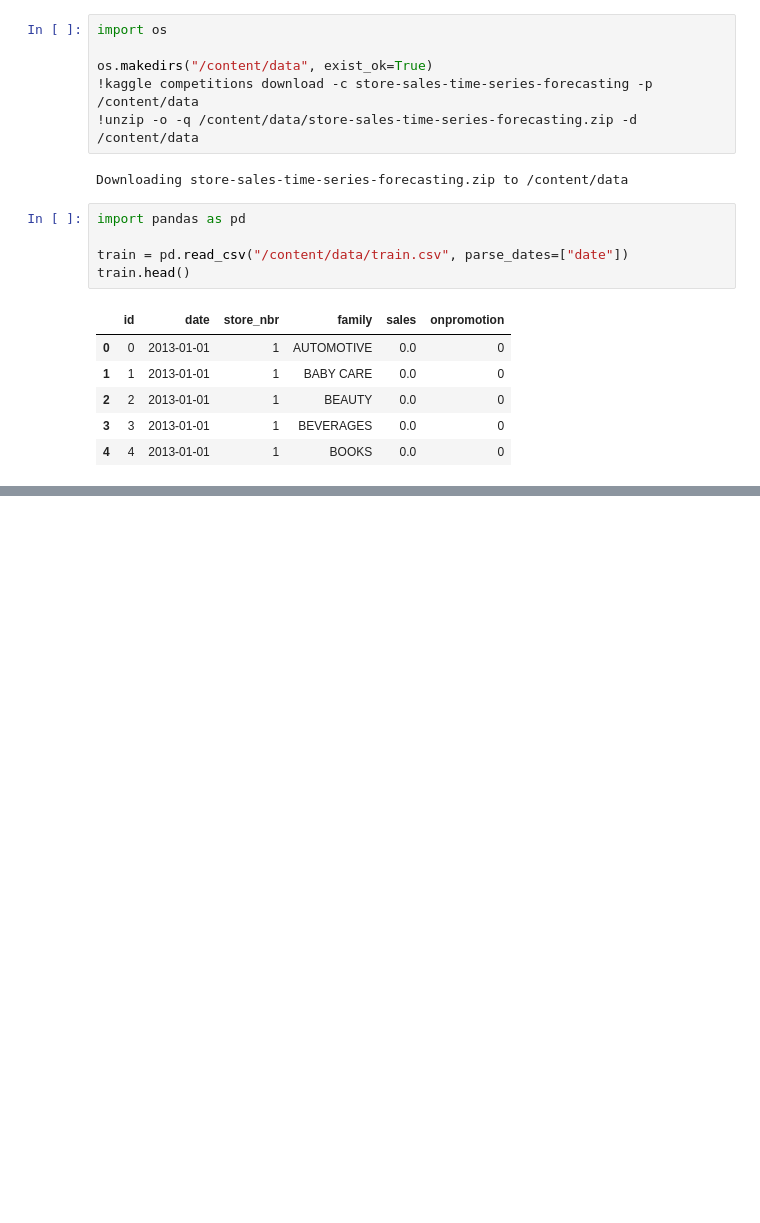
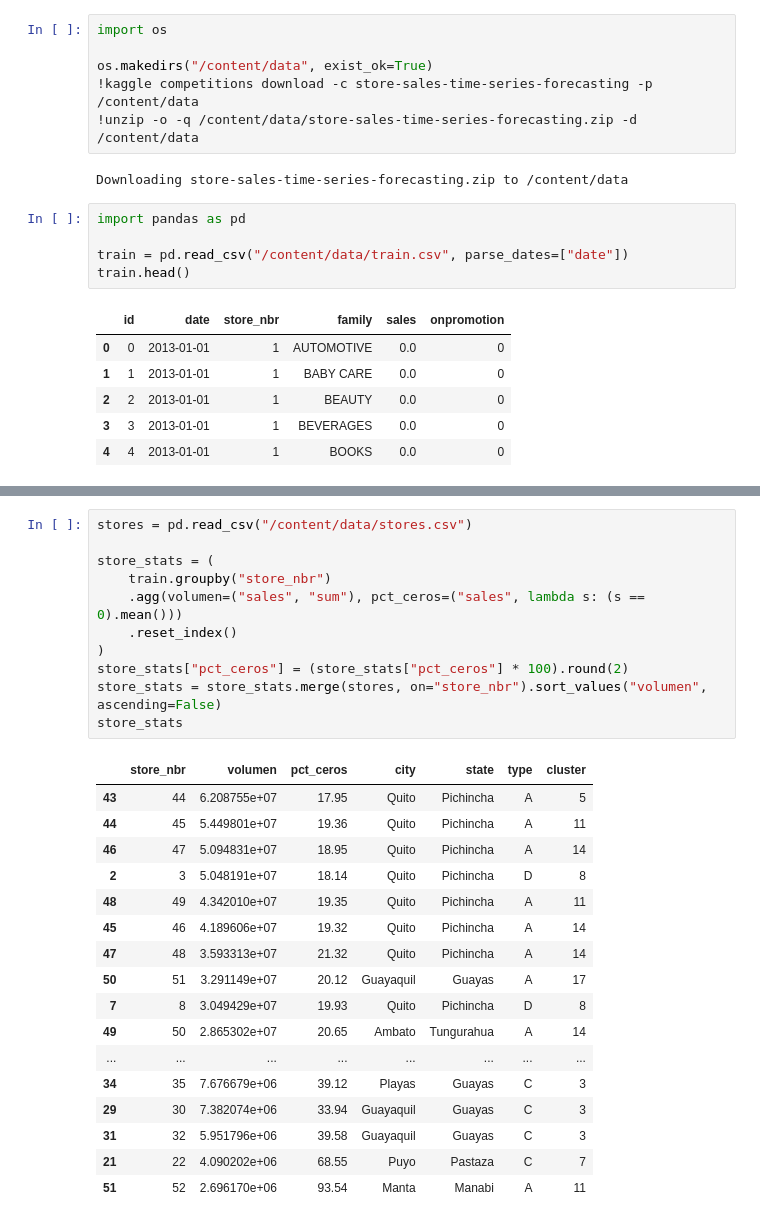
Before and after one commit to Jacogz/ML-Prediccion-Demanda, a Jupyter notebook: src/model_development.ipynb, the cells around one changed output, grey strips where cells are left out. Cells and saved outputs as stored; diff of their text form; blank space fills up the shorter version.

```diff
--- a/src/model_development.ipynb
+++ b/src/model_development.ipynb
@@ -44,0 +49,29 @@ train.head()
+# %%
+stores = pd.read_csv("/content/data/stores.csv")
+
+store_stats = (
+    train.groupby("store_nbr")
+    .agg(volumen=("sales", "sum"), pct_ceros=("sales", lambda s: (s == 0).mean()))
+    .reset_index()
+)
+store_stats["pct_ceros"] = (store_stats["pct_ceros"] * 100).round(2)
+store_stats = store_stats.merge(stores, on="store_nbr").sort_values("volumen", ascending=False)
+store_stats
+# %% [output]
+|  | store_nbr | volumen | pct_ceros | city | state | type | cluster |
+| 43 | 44 | 6.208755e+07 | 17.95 | Quito | Pichincha | A | 5 |
+| 44 | 45 | 5.449801e+07 | 19.36 | Quito | Pichincha | A | 11 |
+| 46 | 47 | 5.094831e+07 | 18.95 | Quito | Pichincha | A | 14 |
+| 2 | 3 | 5.048191e+07 | 18.14 | Quito | Pichincha | D | 8 |
+| 48 | 49 | 4.342010e+07 | 19.35 | Quito | Pichincha | A | 11 |
+| 45 | 46 | 4.189606e+07 | 19.32 | Quito | Pichincha | A | 14 |
+| 47 | 48 | 3.593313e+07 | 21.32 | Quito | Pichincha | A | 14 |
+| 50 | 51 | 3.291149e+07 | 20.12 | Guayaquil | Guayas | A | 17 |
+| 7 | 8 | 3.049429e+07 | 19.93 | Quito | Pichincha | D | 8 |
+| 49 | 50 | 2.865302e+07 | 20.65 | Ambato | Tungurahua | A | 14 |
+| ... | ... | ... | ... | ... | ... | ... | ... |
+| 34 | 35 | 7.676679e+06 | 39.12 | Playas | Guayas | C | 3 |
+| 29 | 30 | 7.382074e+06 | 33.94 | Guayaquil | Guayas | C | 3 |
+| 31 | 32 | 5.951796e+06 | 39.58 | Guayaquil | Guayas | C | 3 |
+| 21 | 22 | 4.090202e+06 | 68.55 | Puyo | Pastaza | C | 7 |
+| 51 | 52 | 2.696170e+06 | 93.54 | Manta | Manabi | A | 11 |
```
Also changed, not shown: parts of 4 cells of this notebook, 1 other file.
